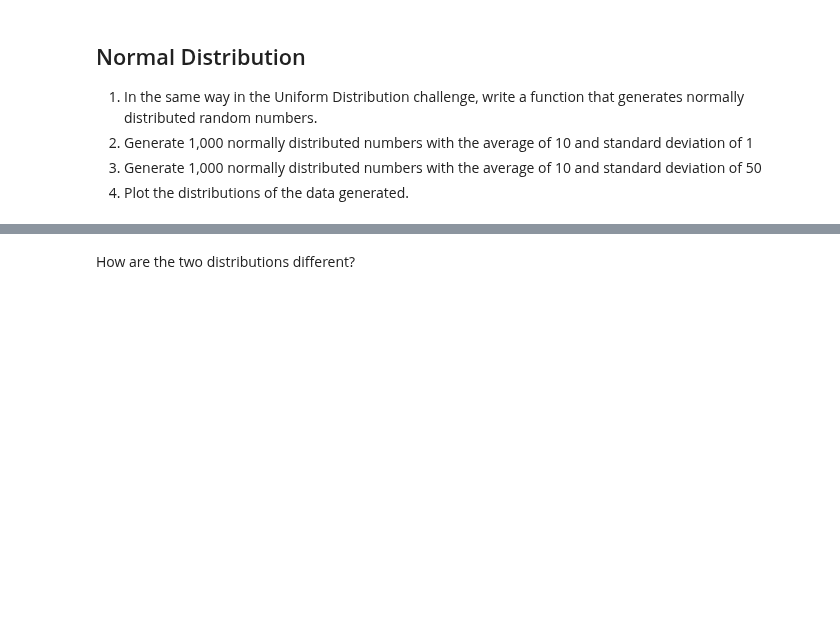
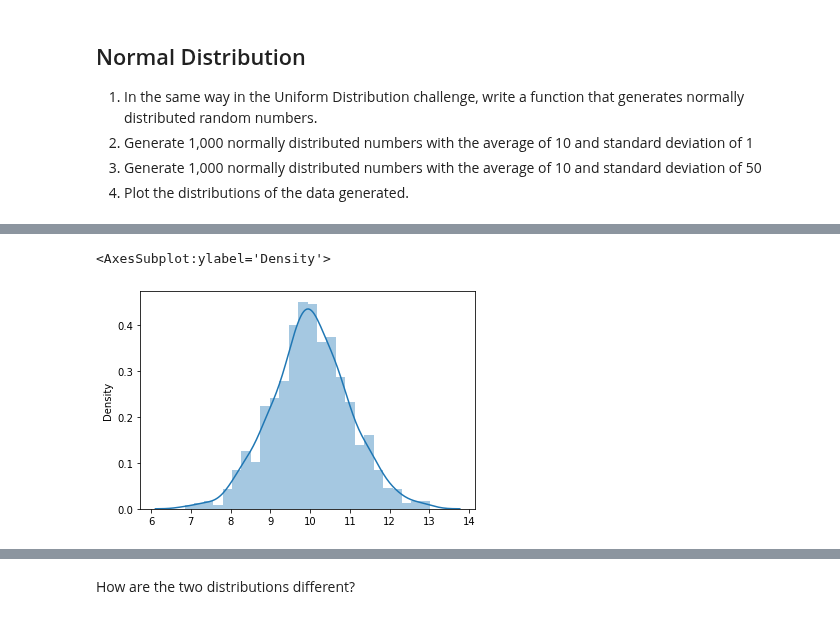
Before and after one commit to ta-datapt-bcn/lab-cont-probability-distribution, a Jupyter notebook: your_code/main.ipynb, the cells around one changed output, grey strips where cells are left out. Drawn from its saved outputs; the diff is of its cells as text; code cells hidden in the pictures; blank space fills up the shorter version.

```diff
--- a/your_code/main.ipynb
+++ b/your_code/main.ipynb
@@ -54,3 +114,6 @@ How are the two distributions different?
 1. Generate 1,000 normally distributed numbers with the average of 10 and standard deviation of 1
 1. Generate 1,000 normally distributed numbers with the average of 10 and standard deviation of 50
 2. Plot the distributions of the data generated.
+# %%
+def norm(average,sd,n):
+    return stats.norm(average,sd).rvs(n)
@@ -56,0 +140,5 @@ How are the two distributions different?
+# %%
+sns.distplot(norm(10,1,1000))
+# %% [output]
+<AxesSubplot:ylabel='Density'>
+[figure, added]
```
Also changed, not shown: parts of 26 cells of this notebook, 3 other files.
